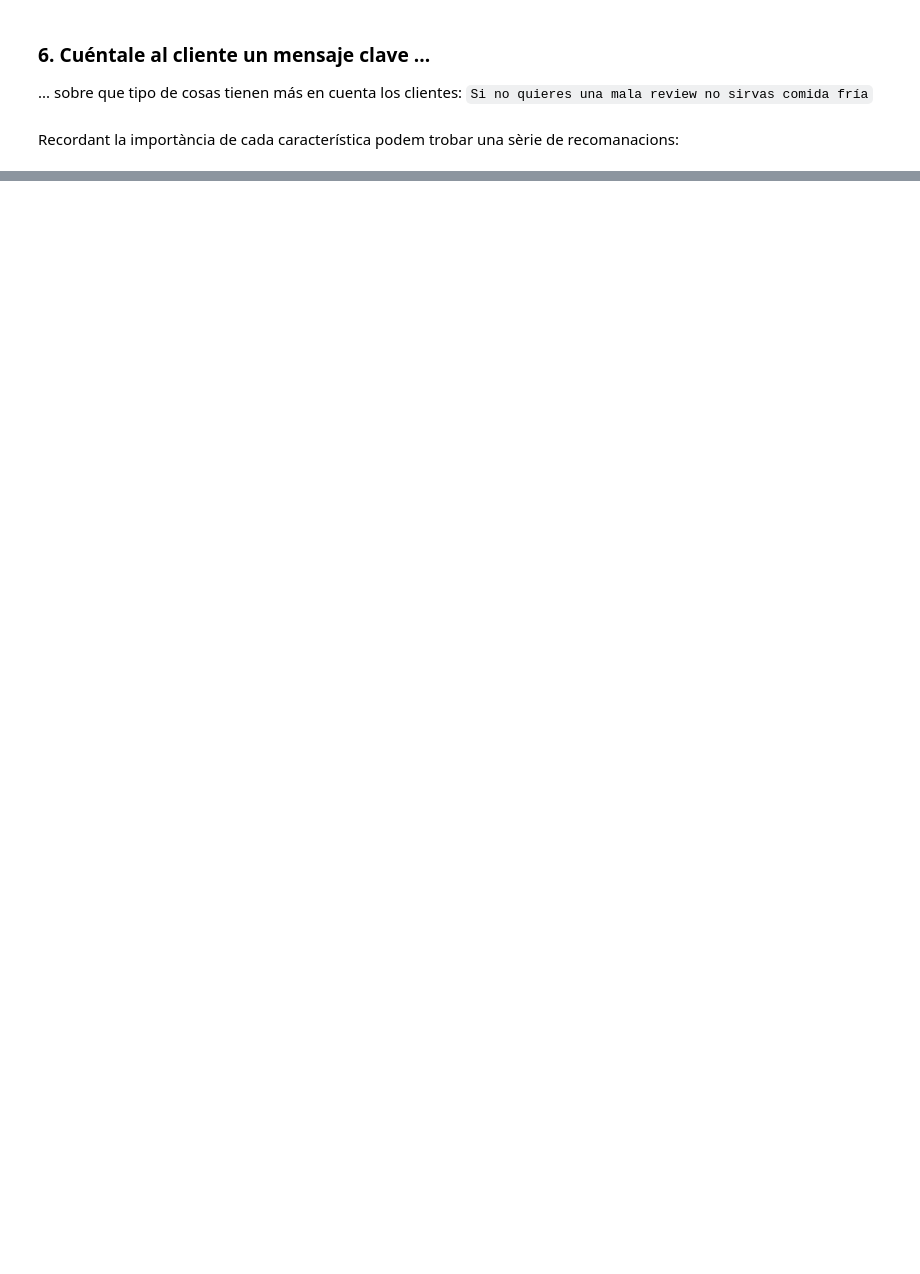
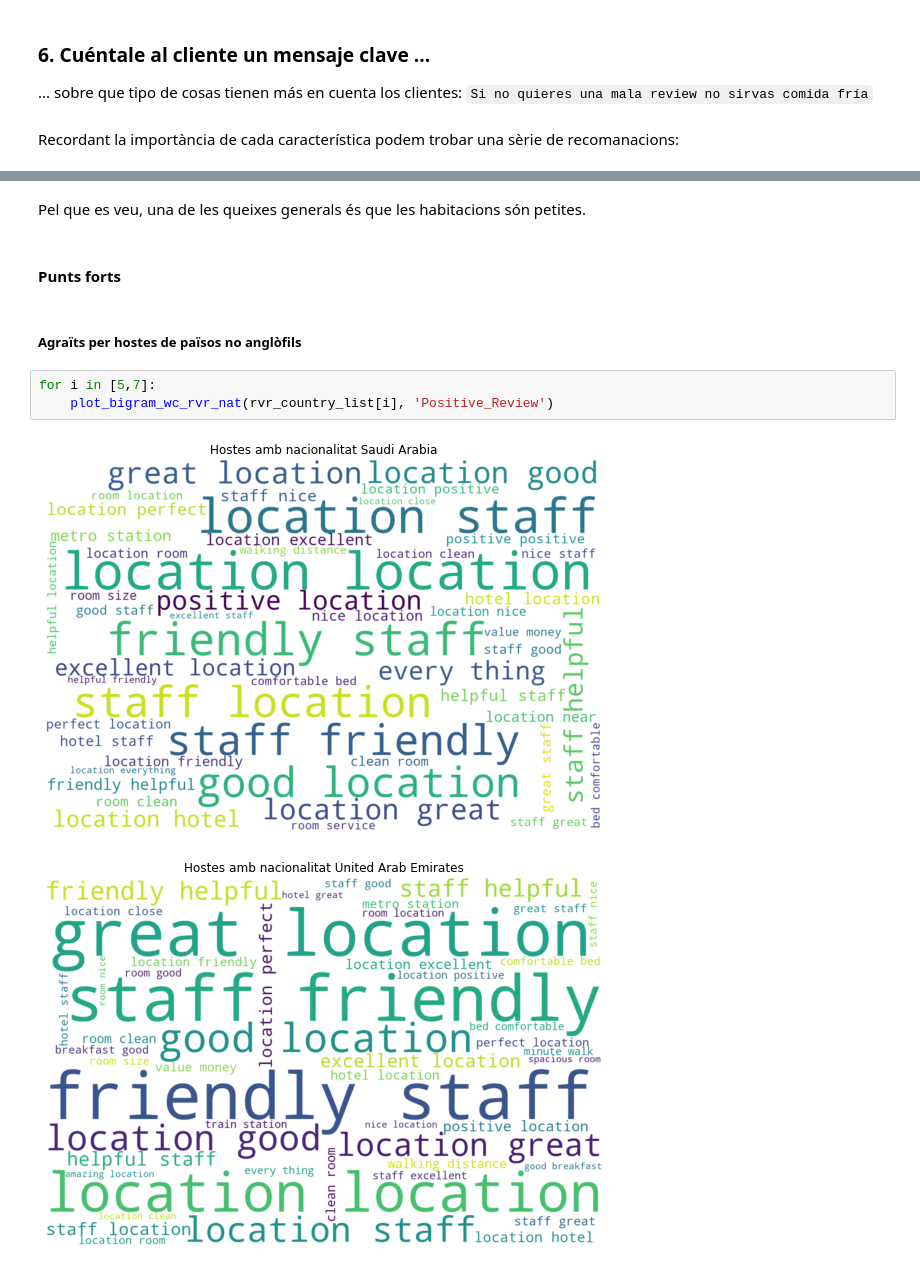
Before and after one commit to llublad/MUSI-AA, a Jupyter notebook: musi-aa-modulo1/W6/practica/20_hr_analysis.ipynb, the cells around one changed output, grey strips where cells are left out. Drawn from its saved outputs; the diff is of its cells as text; blank space fills up the shorter version.

```diff
--- a/musi-aa-modulo1/W6/practica/20_hr_analysis.ipynb
+++ b/musi-aa-modulo1/W6/practica/20_hr_analysis.ipynb
@@ -1311,0 +1408,13 @@ I això és tot. Moltes de gràcies per tot.
+# %% [markdown]
+Pel que es veu, una de les queixes generals és
+que les habitacions són petites.
+# %% [markdown]
+#### Punts forts
+# %% [markdown]
+##### Agraïts per hostes de països no anglòfils
+# %%
+for i in [5,7]:
+    plot_bigram_wc_rvr_nat(rvr_country_list[i], 'Positive_Review')
+# %% [output]
+[figure, added]
+[figure, added]
```
Also changed, not shown: parts of 35 cells of this notebook, 1 other file.
